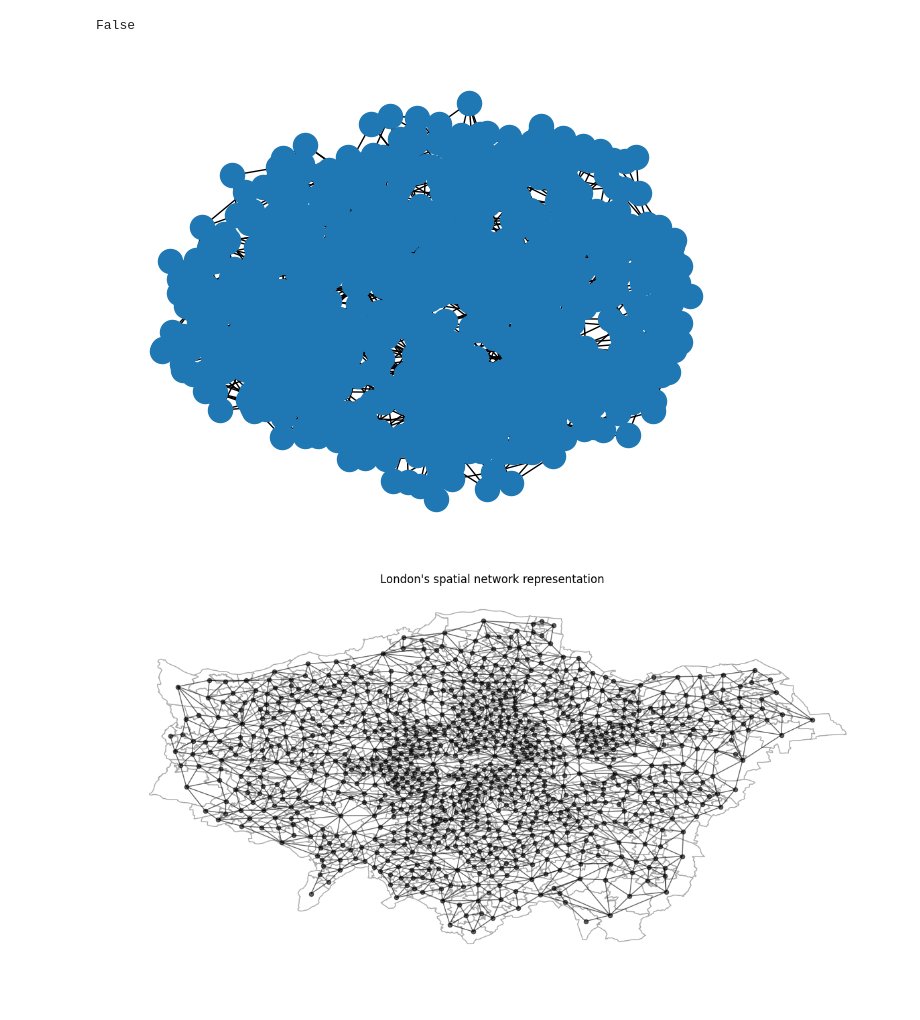
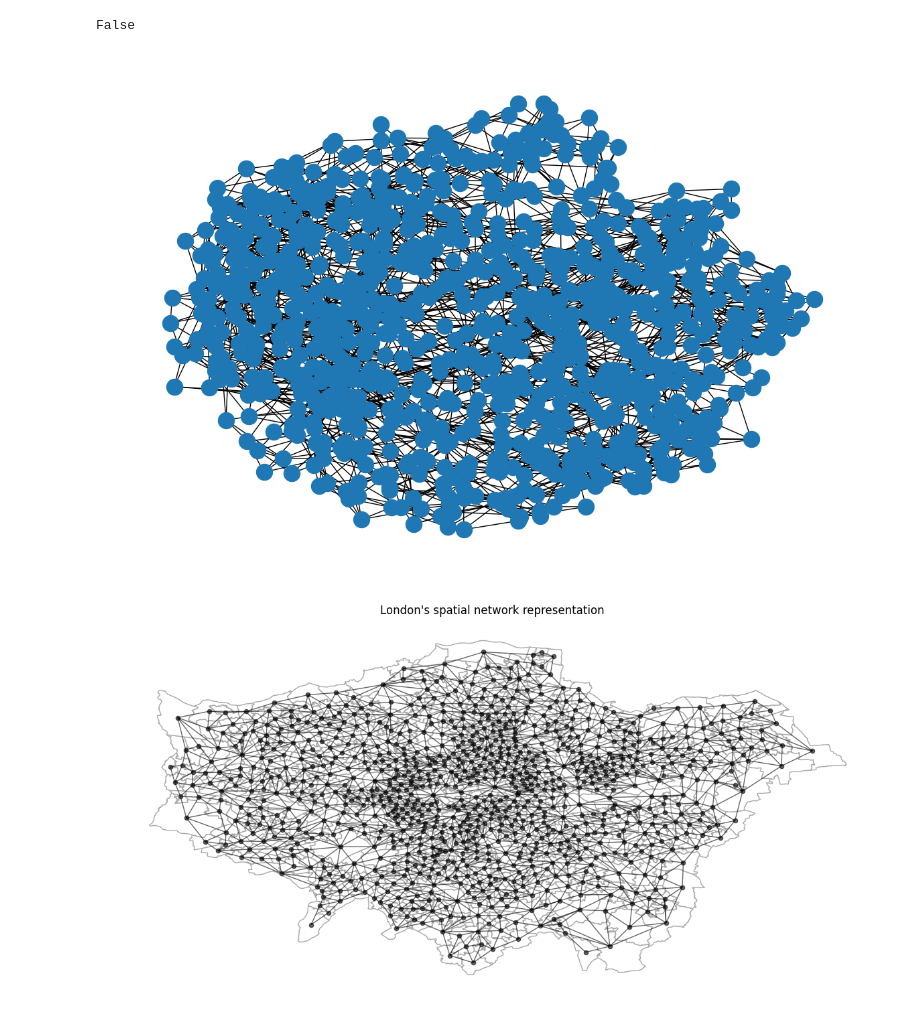
Before and after one commit to RiccardoSpolaor/Traffic-Flow-Analysis-Using-Uber-Movement-Data, a Jupyter notebook: src/main.ipynb, the cells around one changed output. Drawn from its saved outputs; the diff is of its cells as text; code cells hidden in the pictures.

```diff
--- a/src/main.ipynb
+++ b/src/main.ipynb
@@ -57,10 +57,15 @@ NodeView(('0', '1', '2', '3', '4', '5', '6', '7', '8', '9', '10', '11', '12', '1
 nx.is_directed(spatial_network)
 # %% [output]
 False
-# %%
-nx.draw(spatial_network)
-# %% [output]
-[figure, removed]
+# %%
+import matplotlib.pyplot as plt
+
+fig, ax = plt.subplots(1, 1, figsize=(15, 10))
+
+nx.draw(spatial_network)
+plt.show()
+# %% [output]
+[figure, added]
 # %%
 import matplotlib.pyplot as plt
 # %%
```
Also changed, not shown: parts of 7 cells of this notebook.
